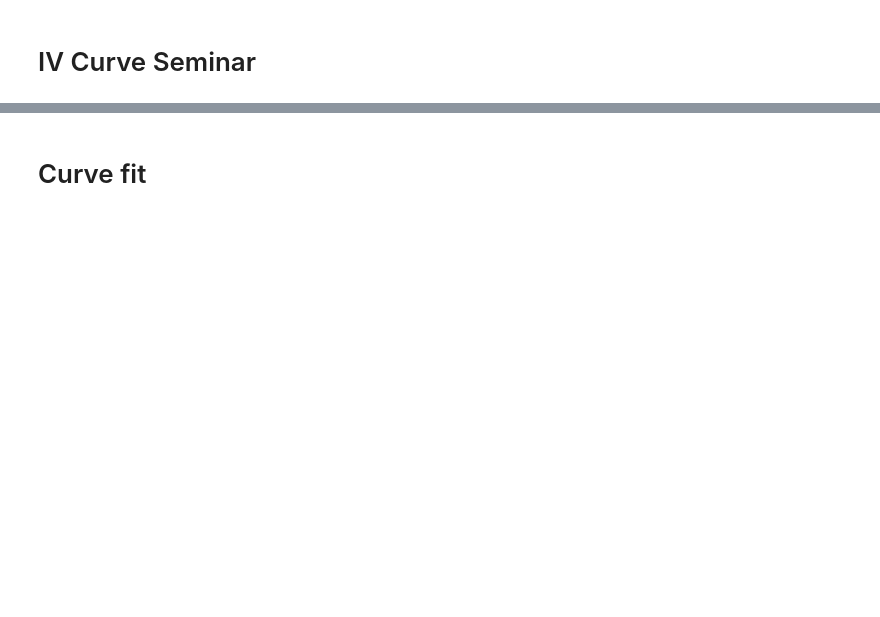
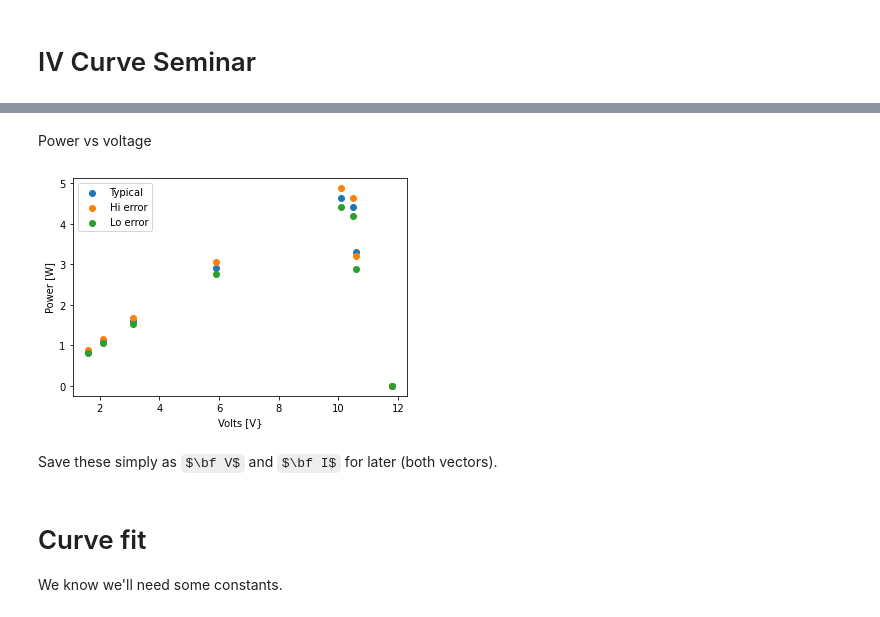
Before and after one commit to woodjmichael/PV-based-systems-lab, a Jupyter notebook: solar_cell_iv_curve_fit.ipynb, the cells around one changed output, grey strips where cells are left out. Drawn from its saved outputs; the diff is of its cells as text; code cells hidden in the pictures; some formulas as TeX source; blank space fills up the shorter version.

```diff
--- a/solar_cell_iv_curve_fit.ipynb
+++ b/solar_cell_iv_curve_fit.ipynb
@@ -54,5 +88,21 @@ show()
-# %% [markdown]
-# Curve fit
+# %% [markdown]
+Power vs voltage
+# %%
+scatter(df['V [V]'], df['P [W]'], label='Typical')
+scatter(df['V [V]'], df['P err + [W]'], label='Hi error')
+scatter(df['V [V]'], df['P err - [W]'], label='Lo error')
+legend()
+xlabel('Volts [V}')
+ylabel('Power [W]')
+show()
+# %% [output]
+[figure, added]
+# %% [markdown]
+Save these simply as $\bf V$ and $\bf I$ for later (both vectors).
 # %%
 V = df['V [V]'].values
 I = df['I [A]'].values
+# %% [markdown]
+# Curve fit
+
+We know we'll need some constants.
```
Also changed, not shown: parts of 45 cells of this notebook.
